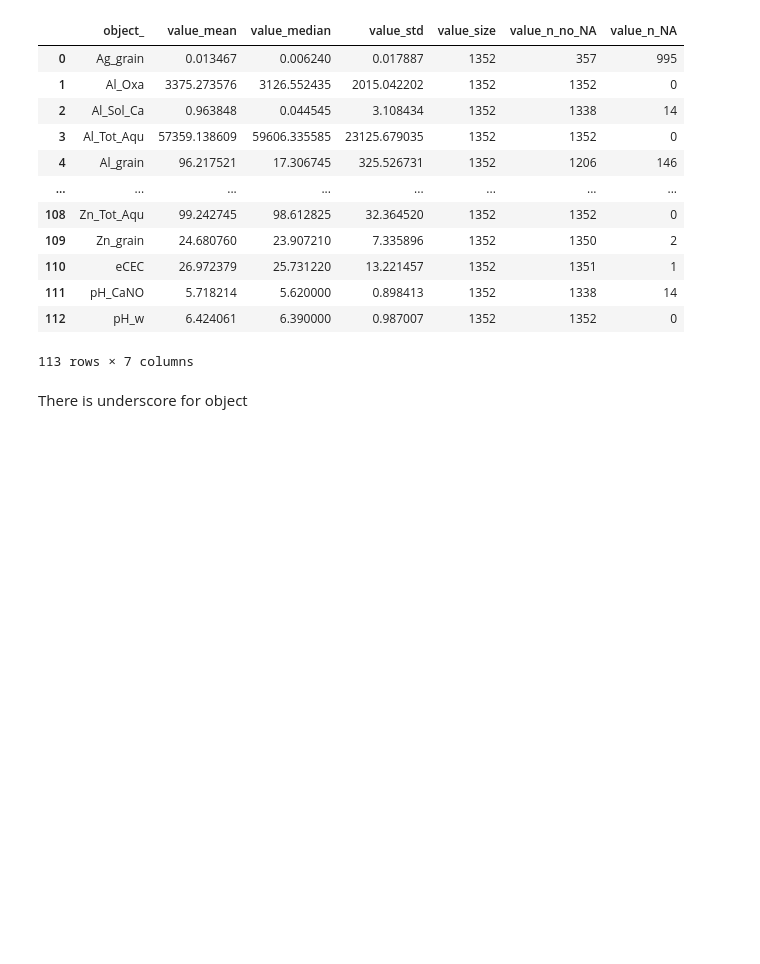
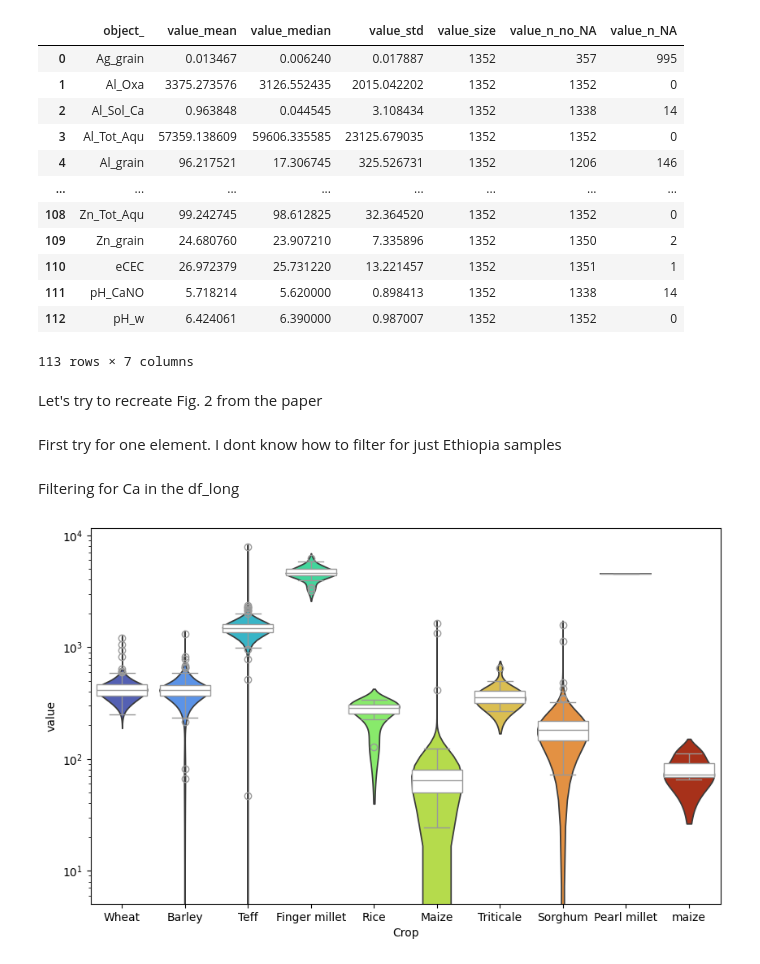
Before and after one commit to Jake-Carter-ICP/Data-Analysis-With-Nature-Scientific-Data, a Jupyter notebook: ETH_crop_python.ipynb, the cells around one changed output. Cells and saved outputs as stored; diff of their text form; code cells hidden in the pictures; blank space fills up the shorter version.

```diff
--- a/ETH_crop_python.ipynb
+++ b/ETH_crop_python.ipynb
@@ -193,5 +194,23 @@ df_summary
 | 111 | pH_CaNO | 5.718214 | 5.620000 | 0.898413 | 1352 | 1338 | 14 |
 | 112 | pH_w | 6.424061 | 6.390000 | 0.987007 | 1352 | 1352 | 0 |
 113 rows × 7 columns
-# %% [markdown]
-There is underscore for object
+# %% [markdown]
+Let's try to recreate Fig. 2 from the paper
+# %% [markdown]
+First try for one element. I dont know how to filter for just Ethiopia samples
+# %% [markdown]
+Filtering for Ca in the df_long
+# %%
+df_long['Crop'] = df_long['Crop'].str.replace('barley', 'Barley')
+df_filtered = df_long[df_long['object'] == 'Ca_grain']
+
+# Create the plot
+fig, ax = plt.subplots(figsize=(10, 6))
+
+sns.violinplot(x='Crop', y='value', data=df_filtered, inner=None, palette='turbo', scale='width', ax = ax)
+sns.boxplot(x='Crop', y='value', data=df_filtered, color = 'white', linewidth=1, ax = ax)
+
+plt.yscale('log')
+plt.show()
+# %% [output]
+[figure, added]
```
Also changed, not shown: parts of 1 cell of this notebook, 1 other file.
